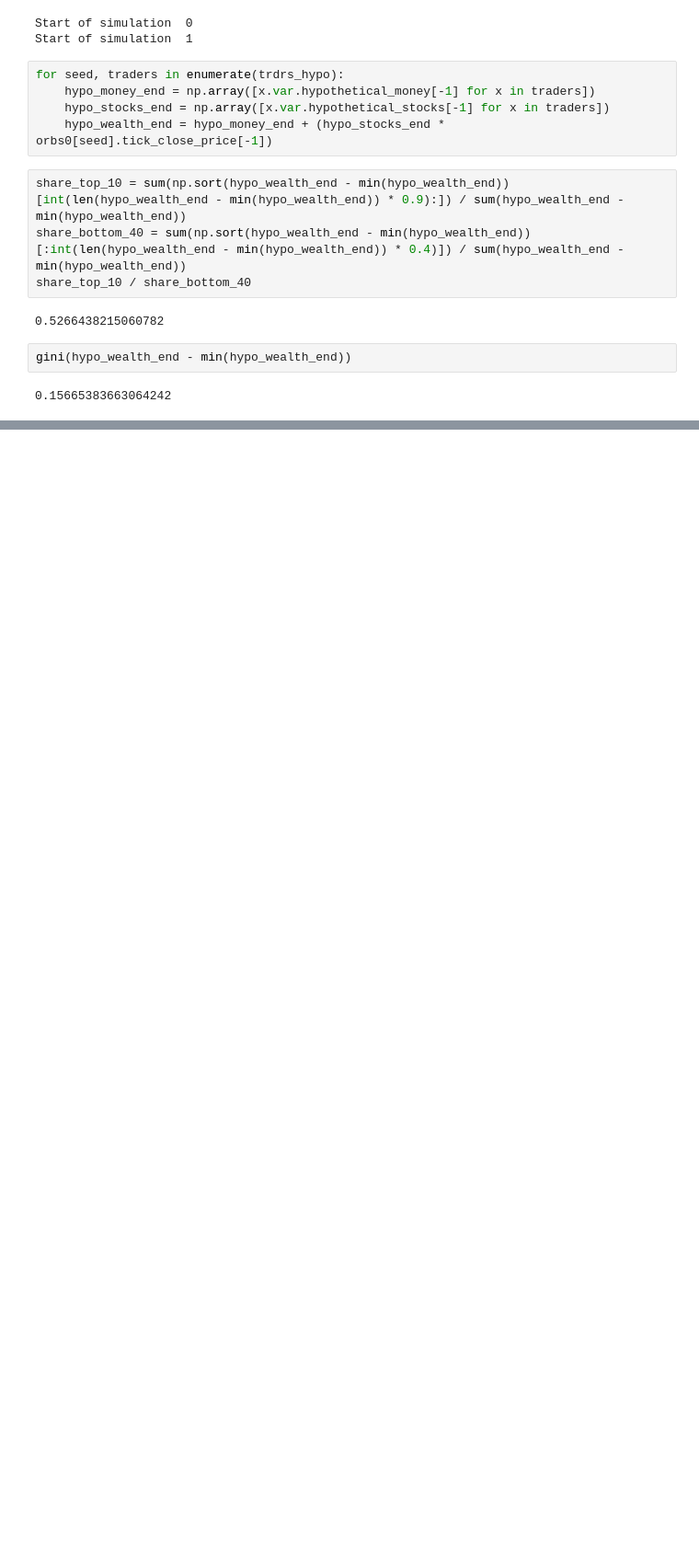
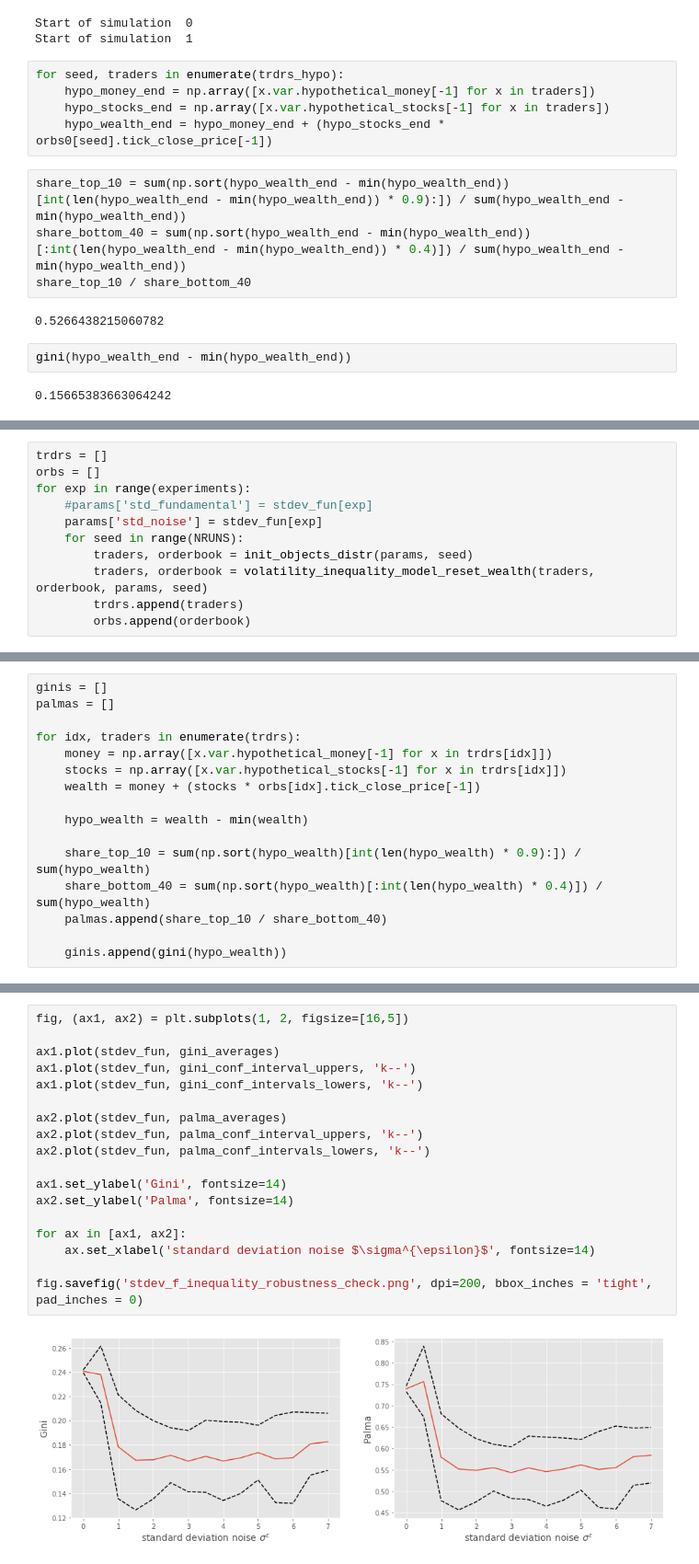
Before and after one commit to joerischasfoort/asset_volatility_wealth_inequality, a Jupyter notebook: volatility_inequality_model.ipynb, the cells around one changed output, grey strips where cells are left out. Shown at 92% size. Saved outputs shown, nothing was run; the diff lists cells and outputs as text; blank space fills up the shorter version.

Commit message:
robustness check

```diff
--- a/volatility_inequality_model.ipynb
+++ b/volatility_inequality_model.ipynb
@@ -462,0 +479,11 @@ gini(hypo_wealth_end - min(hypo_wealth_end))
+# %%
+trdrs = []
+orbs = []
+for exp in range(experiments):
+    #params['std_fundamental'] = stdev_fun[exp]
+    params['std_noise'] = stdev_fun[exp]
+    for seed in range(NRUNS):
+        traders, orderbook = init_objects_distr(params, seed)
+        traders, orderbook = volatility_inequality_model_reset_wealth(traders, orderbook, params, seed)
+        trdrs.append(traders)
+        orbs.append(orderbook)
@@ -462,0 +513,16 @@ gini(hypo_wealth_end - min(hypo_wealth_end))
+# %%
+ginis = []
+palmas = []
+
+for idx, traders in enumerate(trdrs):
+    money = np.array([x.var.hypothetical_money[-1] for x in trdrs[idx]])
+    stocks = np.array([x.var.hypothetical_stocks[-1] for x in trdrs[idx]])
+    wealth = money + (stocks * orbs[idx].tick_close_price[-1])
+
+    hypo_wealth = wealth - min(wealth)
+
+    share_top_10 = sum(np.sort(hypo_wealth)[int(len(hypo_wealth) * 0.9):]) / sum(hypo_wealth)
+    share_bottom_40 = sum(np.sort(hypo_wealth)[:int(len(hypo_wealth) * 0.4)]) / sum(hypo_wealth)
+    palmas.append(share_top_10 / share_bottom_40)
+
+    ginis.append(gini(hypo_wealth))
@@ -462,0 +557,20 @@ gini(hypo_wealth_end - min(hypo_wealth_end))
+# %%
+fig, (ax1, ax2) = plt.subplots(1, 2, figsize=[16,5])
+
+ax1.plot(stdev_fun, gini_averages)
+ax1.plot(stdev_fun, gini_conf_interval_uppers, 'k--')
+ax1.plot(stdev_fun, gini_conf_intervals_lowers, 'k--')
+
+ax2.plot(stdev_fun, palma_averages)
+ax2.plot(stdev_fun, palma_conf_interval_uppers, 'k--')
+ax2.plot(stdev_fun, palma_conf_intervals_lowers, 'k--')
+
+ax1.set_ylabel('Gini', fontsize=14)
+ax2.set_ylabel('Palma', fontsize=14)
+
+for ax in [ax1, ax2]:
+    ax.set_xlabel('standard deviation noise $\sigma^{\epsilon}$', fontsize=14)
+
+fig.savefig('stdev_f_inequality_robustness_check.png', dpi=200, bbox_inches = 'tight', pad_inches = 0)
+# %% [output]
+[figure, added]
```
Also changed, not shown: parts of 17 cells of this notebook.
